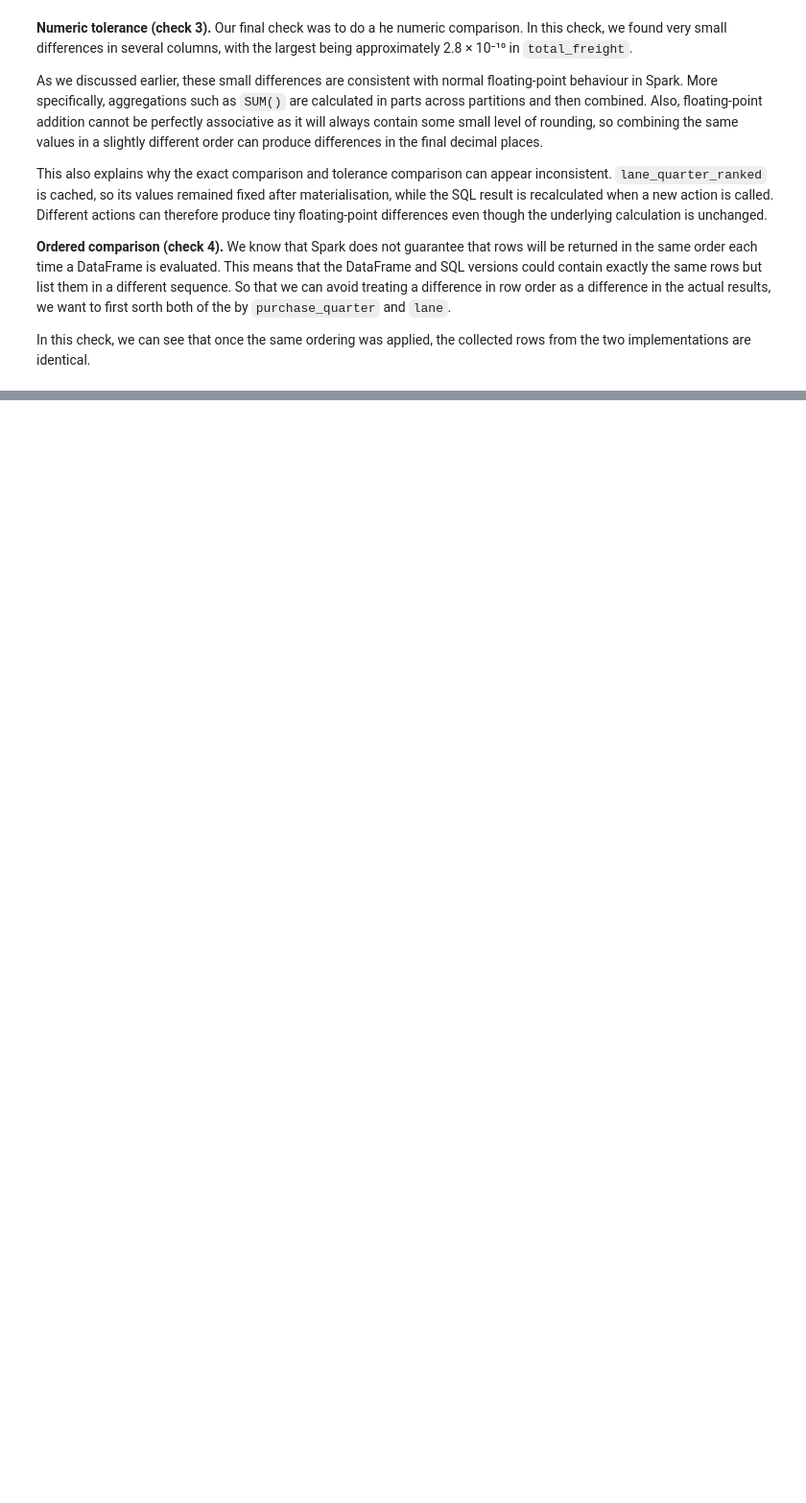
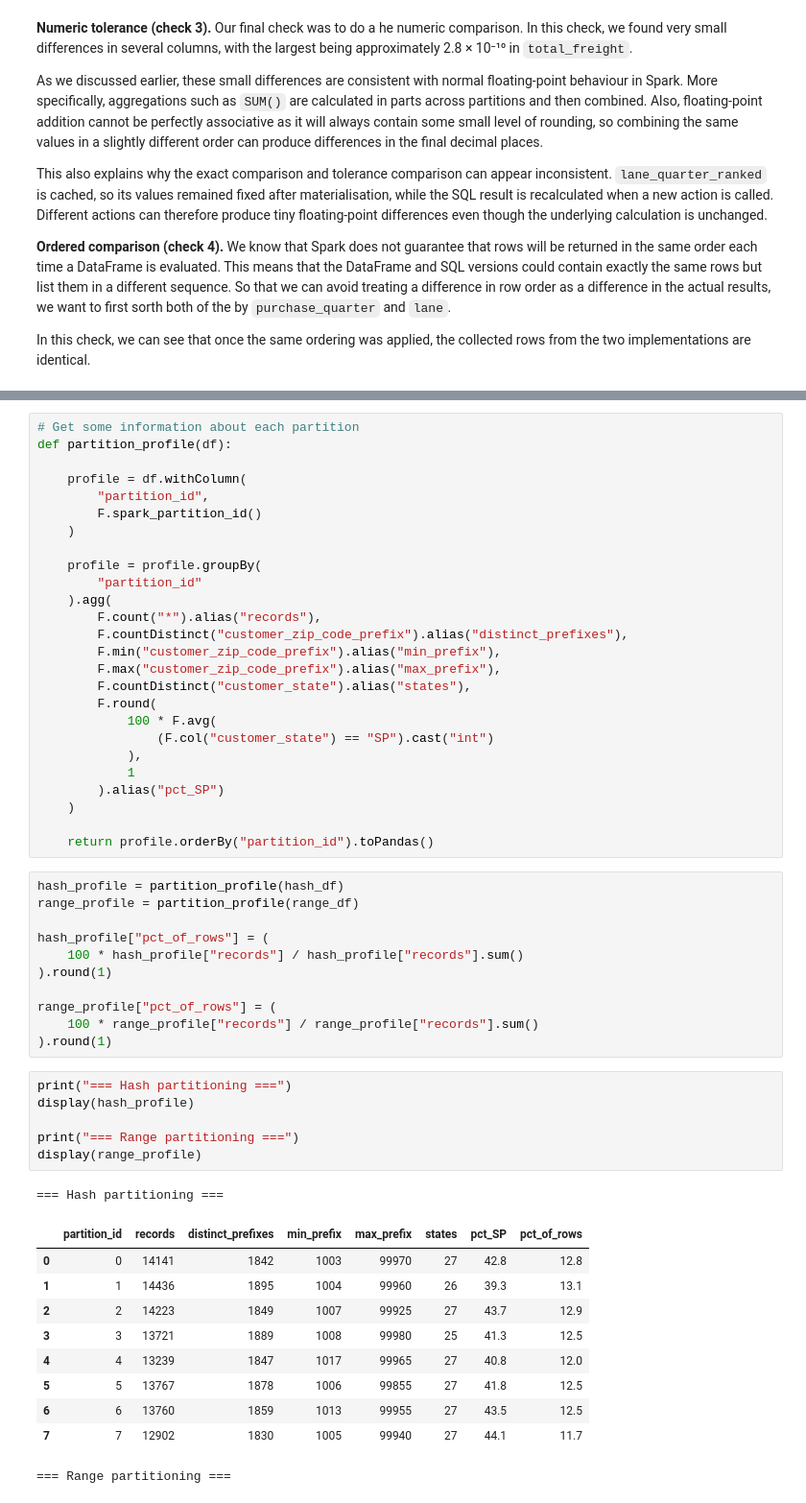
Before and after one commit to mounisha-dev21/ito5202-assessment1-spark, a Jupyter notebook: assessment1.ipynb, the cells around one changed output, grey strips where cells are left out. Shown at 96% size. Saved outputs shown, nothing was run; the diff lists cells and outputs as text; blank space fills up the shorter version.

Commit message:
Add hash and range partitioning comparison with skew analysis

```diff
--- a/assessment1.ipynb
+++ b/assessment1.ipynb
@@ -1856,0 +1889,55 @@ In this check, we can see that once the same ordering was applied, the collected
+# %%
+# Get some information about each partition
+def partition_profile(df):
+
+    profile = df.withColumn(
+        "partition_id",
+        F.spark_partition_id()
+    )
+
+    profile = profile.groupBy(
+        "partition_id"
+    ).agg(
+        F.count("*").alias("records"),
+        F.countDistinct("customer_zip_code_prefix").alias("distinct_prefixes"),
+        F.min("customer_zip_code_prefix").alias("min_prefix"),
+        F.max("customer_zip_code_prefix").alias("max_prefix"),
+        F.countDistinct("customer_state").alias("states"),
+        F.round(
+            100 * F.avg(
+                (F.col("customer_state") == "SP").cast("int")
+            ),
+            1
+        ).alias("pct_SP")
+    )
+
+    return profile.orderBy("partition_id").toPandas()
+# %%
+hash_profile = partition_profile(hash_df)
+range_profile = partition_profile(range_df)
+
+hash_profile["pct_of_rows"] = (
+    100 * hash_profile["records"] / hash_profile["records"].sum()
+).round(1)
+
+range_profile["pct_of_rows"] = (
+    100 * range_profile["records"] / range_profile["records"].sum()
+).round(1)
+# %%
+print("=== Hash partitioning ===")
+display(hash_profile)
+
+print("=== Range partitioning ===")
+display(range_profile)
+# %% [output]
+=== Hash partitioning ===
+|  | partition_id | records | distinct_prefixes | min_prefix | max_prefix | states | pct_SP | pct_of_rows |
+| 0 | 0 | 14141 | 1842 | 1003 | 99970 | 27 | 42.8 | 12.8 |
+| 1 | 1 | 14436 | 1895 | 1004 | 99960 | 26 | 39.3 | 13.1 |
+| 2 | 2 | 14223 | 1849 | 1007 | 99925 | 27 | 43.7 | 12.9 |
+| 3 | 3 | 13721 | 1889 | 1008 | 99980 | 25 | 41.3 | 12.5 |
+| 4 | 4 | 13239 | 1847 | 1017 | 99965 | 27 | 40.8 | 12.0 |
+| 5 | 5 | 13767 | 1878 | 1006 | 99855 | 27 | 41.8 | 12.5 |
+| 6 | 6 | 13760 | 1859 | 1013 | 99955 | 27 | 43.5 | 12.5 |
+| 7 | 7 | 12902 | 1830 | 1005 | 99940 | 27 | 44.1 | 11.7 |
+=== Range partitioning ===
```
Also changed, not shown: parts of 5 cells of this notebook.
